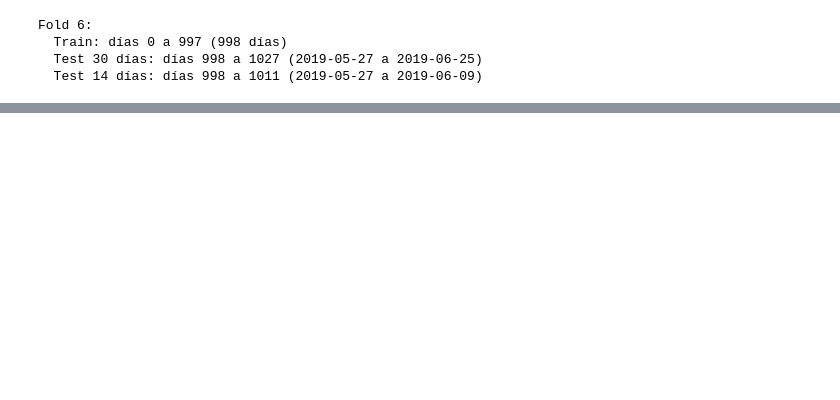
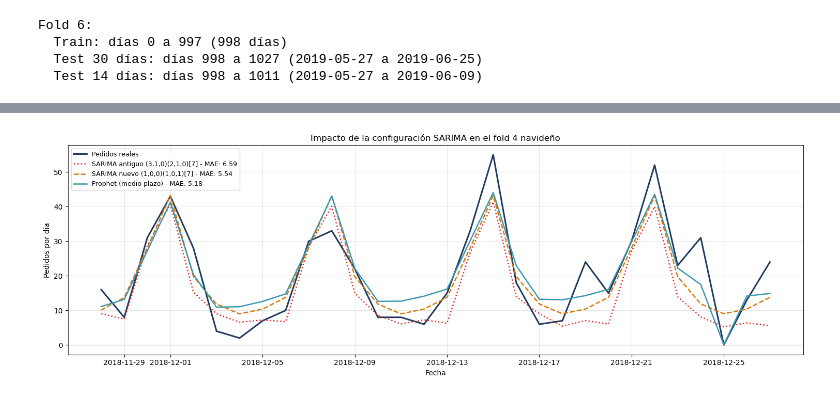
Before and after one commit to mjaalzago/TFG-prediccion-demanda, a Jupyter notebook: notebooks/04_modelo_sarima.ipynb, the cells around one changed output, grey strips where cells are left out. Saved outputs shown, nothing was run; the diff lists cells and outputs as text; code cells hidden in the pictures; blank space fills up the shorter version.

```diff
--- a/notebooks/04_modelo_sarima.ipynb
+++ b/notebooks/04_modelo_sarima.ipynb
@@ -901,0 +1147,92 @@ Figura guardada en ..\docs\figura_comparativa_medio_plazo.png
+# %%
+# ============================================================
+# PRUEBA: SARIMA antiguo (3,1,0)(2,1,0)[7] vs SARIMA nuevo (1,0,0)(1,0,1)[7]
+# Sobre el mismo fold 4 (periodo navideño) para ver el impacto
+# de la configuración del modelo
+# ============================================================
+
+# SARIMA ANTIGUO: (3,1,0)(2,1,0)[7] sin intercept
+print("Entrenando SARIMA antiguo (3,1,0)(2,1,0)[7] sin intercept...")
+modelo_sarima_antiguo = ARIMA(
+    order=(3, 1, 0),
+    seasonal_order=(2, 1, 0, 7),
+    with_intercept=False,
+    suppress_warnings=True
+)
+modelo_sarima_antiguo.fit(train_fold_4["n_pedidos"])
+prediccion_sarima_antiguo = modelo_sarima_antiguo.predict(n_periods=30)
+
+# SARIMA nuevo: ya lo tenemos en prediccion_sarima_4
+
+# Convertir a arrays para evitar problemas de índices
+sarima_antiguo_arr = np.asarray(prediccion_sarima_antiguo)
+sarima_nuevo_arr = np.asarray(prediccion_sarima_4)
+real_arr = test_fold_4_30["n_pedidos"].values
+
+# Métricas
+mae_sarima_antiguo = np.abs(real_arr - sarima_antiguo_arr).mean()
+rmse_sarima_antiguo = np.sqrt(((real_arr - sarima_antiguo_arr) ** 2).mean())
+
+mae_sarima_nuevo = np.abs(real_arr - sarima_nuevo_arr).mean()
+rmse_sarima_nuevo = np.sqrt(((real_arr - sarima_nuevo_arr) ** 2).mean())
+
+print()
+print("=" * 60)
+print("Comparativa SARIMA antiguo vs SARIMA nuevo (fold 4 navideño)")
+print("=" * 60)
+print(f"\nSARIMA(3,1,0)(2,1,0)[7] sin intercept (configuración antigua):")
+print(f"  MAE:  {mae_sarima_antiguo:.2f}")
+print(f"  RMSE: {rmse_sarima_antiguo:.2f}")
+print()
+print(f"SARIMA(1,0,0)(1,0,1)[7] con intercept (configuración nueva, auto_arima):")
+print(f"  MAE:  {mae_sarima_nuevo:.2f}")
+print(f"  RMSE: {rmse_sarima_nuevo:.2f}")
+print()
+
+if mae_sarima_antiguo > mae_sarima_nuevo:
+    mejora_mae = (mae_sarima_antiguo - mae_sarima_nuevo) / mae_sarima_antiguo * 100
+    mejora_rmse = (rmse_sarima_antiguo - rmse_sarima_nuevo) / rmse_sarima_antiguo * 100
+    print(f"El SARIMA nuevo mejora al antiguo:")
+    print(f"  MAE:  {mejora_mae:.1f}% mejor")
+    print(f"  RMSE: {mejora_rmse:.1f}% mejor")
+else:
+    print(f"El SARIMA antiguo es similar o mejor que el nuevo (raro)")
+
+# Comparación con Prophet (que sigue siendo MAE 5.18 en este fold)
+print(f"\nProphet en el mismo fold 4: MAE 5.18")
+print(f"\nDiferencia Prophet vs SARIMA en cada configuración:")
+print(f"  vs SARIMA antiguo: {mae_sarima_antiguo - 5.18:.2f} pedidos de ventaja para Prophet "
+      f"({((mae_sarima_antiguo - 5.18) / mae_sarima_antiguo * 100):.1f}%)")
+print(f"  vs SARIMA nuevo:   {mae_sarima_nuevo - 5.18:.2f} pedidos de ventaja para Prophet "
+      f"({((mae_sarima_nuevo - 5.18) / mae_sarima_nuevo * 100):.1f}%)")
+
+# Gráfica comparativa
+fig, ax = plt.subplots(figsize=(15, 5))
+
+ax.plot(test_fold_4_30["fecha"], real_arr,
+        color="#1f3a5f", linewidth=2.2, label="Pedidos reales")
+
+ax.plot(test_fold_4_30["fecha"], sarima_antiguo_arr,
+        color="#dc2626", linewidth=1.8, linestyle=":",
+        label=f"SARIMA antiguo (3,1,0)(2,1,0)[7] - MAE: {mae_sarima_antiguo:.2f}")
+
+ax.plot(test_fold_4_30["fecha"], sarima_nuevo_arr,
+        color="#d97706", linewidth=1.8, linestyle="--",
+        label=f"SARIMA nuevo (1,0,0)(1,0,1)[7] - MAE: {mae_sarima_nuevo:.2f}")
+
+ax.plot(test_fold_4_30["fecha"], yhat_prophet_4,
+        color="#3896b0", linewidth=1.8,
+        label=f"Prophet (medio plazo) - MAE: 5.18")
+
+# Línea horizontal en 0 para referencia
+ax.axhline(y=0, color="gray", linestyle="-", linewidth=0.5, alpha=0.5)
+
+ax.set_title("Impacto de la configuración SARIMA en el fold 4 navideño")
+ax.set_xlabel("Fecha")
+ax.set_ylabel("Pedidos por día")
+ax.legend(loc="upper left", fontsize=9)
+ax.grid(True, alpha=0.3)
+
+plt.tight_layout()
+plt.show()
+# %% [output]
@@ -901,0 +1256 @@ Figura guardada en ..\docs\figura_comparativa_medio_plazo.png
+[figure, added]
```
Also changed, not shown: parts of 41 cells of this notebook, 20 other files.
